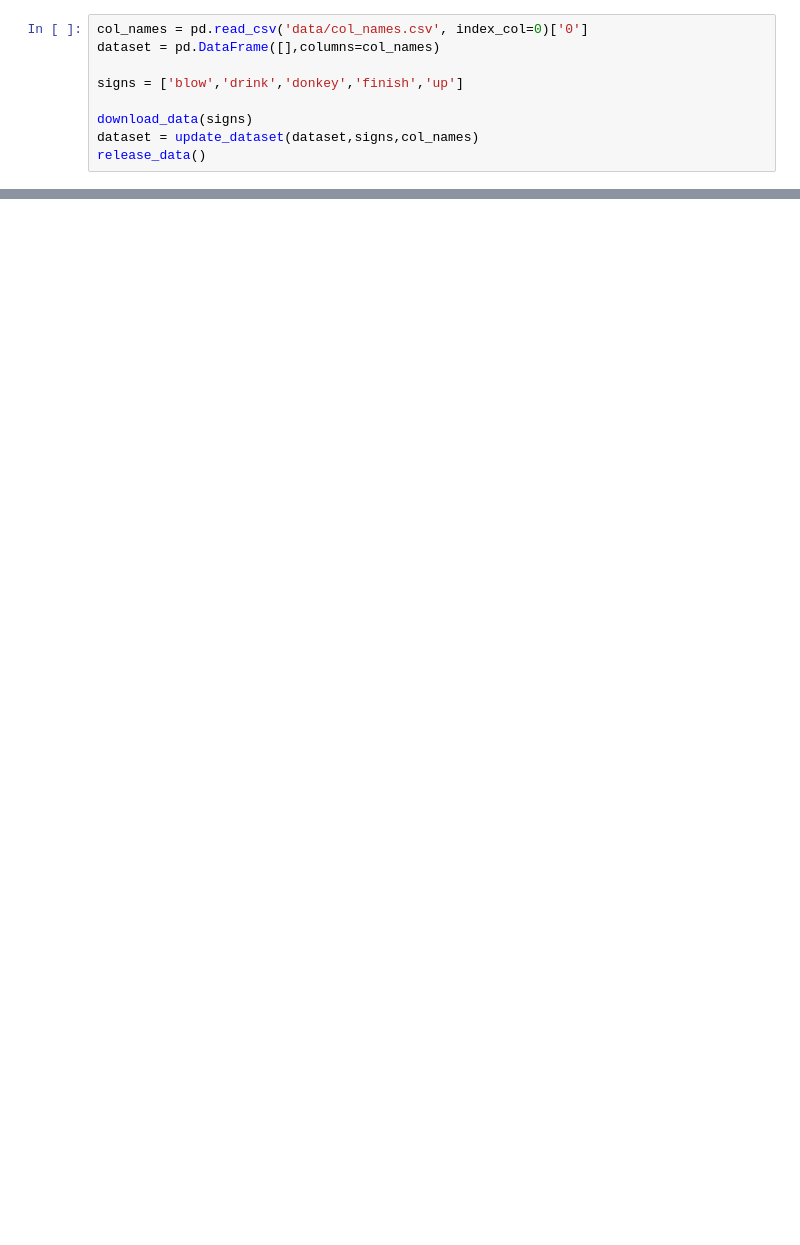
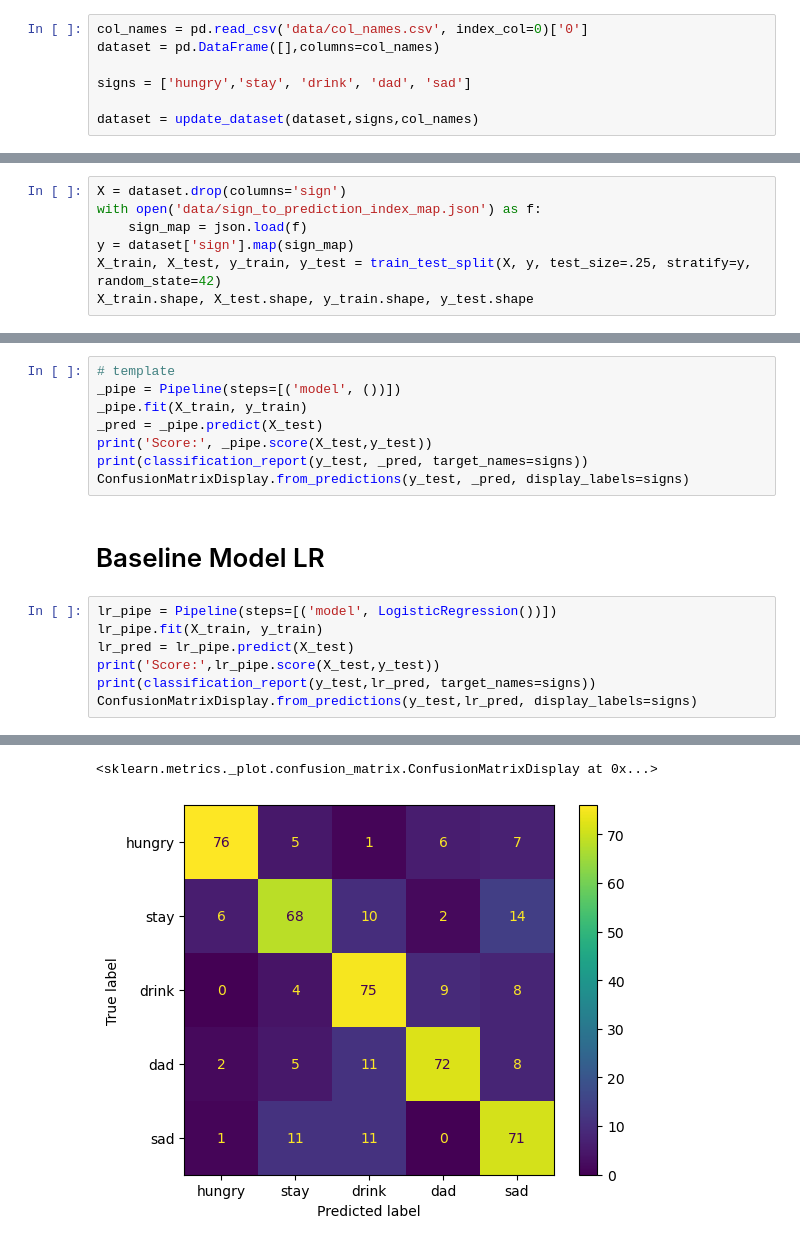
Before and after one commit to alexanderdaffara/AmericanSignLanguage_Classifier, a Jupyter notebook: AquiringData.ipynb, the cells around one changed output, grey strips where cells are left out. Drawn from its saved outputs; the diff is of its cells as text; blank space fills up the shorter version.

```diff
--- a/AquiringData.ipynb
+++ b/AquiringData.ipynb
@@ -57,9 +71,7 @@ def update_dataset(dataset, signs, col_names):
 col_names = pd.read_csv('data/col_names.csv', index_col=0)['0']
 dataset = pd.DataFrame([],columns=col_names)
 
-signs = ['blow','drink','donkey','finish','up']
+signs = ['hungry','stay', 'drink', 'dad', 'sad']
 
-download_data(signs)
 dataset = update_dataset(dataset,signs,col_names)
-release_data()
 # %% [output]
@@ -70,0 +189,7 @@ dataset
+# %%
+X = dataset.drop(columns='sign')
+with open('data/sign_to_prediction_index_map.json') as f:
+    sign_map = json.load(f)
+y = dataset['sign'].map(sign_map)
+X_train, X_test, y_train, y_test = train_test_split(X, y, test_size=.25, stratify=y, random_state=42)
+X_train.shape, X_test.shape, y_train.shape, y_test.shape
@@ -70,0 +198,18 @@ dataset
+# %%
+# template
+_pipe = Pipeline(steps=[('model', ())])
+_pipe.fit(X_train, y_train)
+_pred = _pipe.predict(X_test)
+print('Score:', _pipe.score(X_test,y_test))
+print(classification_report(y_test, _pred, target_names=signs))
+ConfusionMatrixDisplay.from_predictions(y_test, _pred, display_labels=signs)
+# %% [markdown]
+# Baseline Model LR
+# %%
+lr_pipe = Pipeline(steps=[('model', LogisticRegression())])
+lr_pipe.fit(X_train, y_train)
+lr_pred = lr_pipe.predict(X_test)
+print('Score:',lr_pipe.score(X_test,y_test))
+print(classification_report(y_test,lr_pred, target_names=signs))
+ConfusionMatrixDisplay.from_predictions(y_test,lr_pred, display_labels=signs)
+# %% [output]
@@ -70,0 +235,2 @@ dataset
+<sklearn.metrics._plot.confusion_matrix.ConfusionMatrixDisplay at 0x...>
+[figure, added]
```
Also changed, not shown: parts of 36 cells of this notebook, 3 other files.
